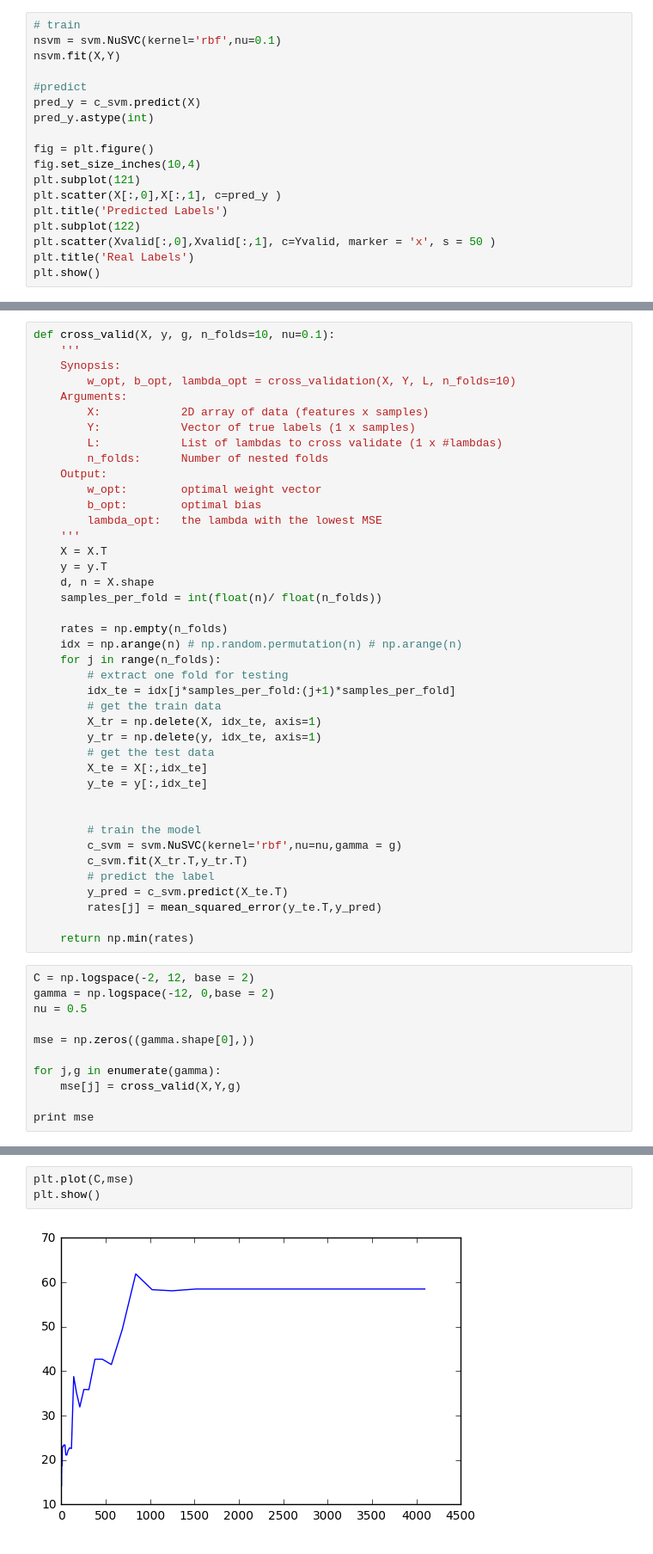
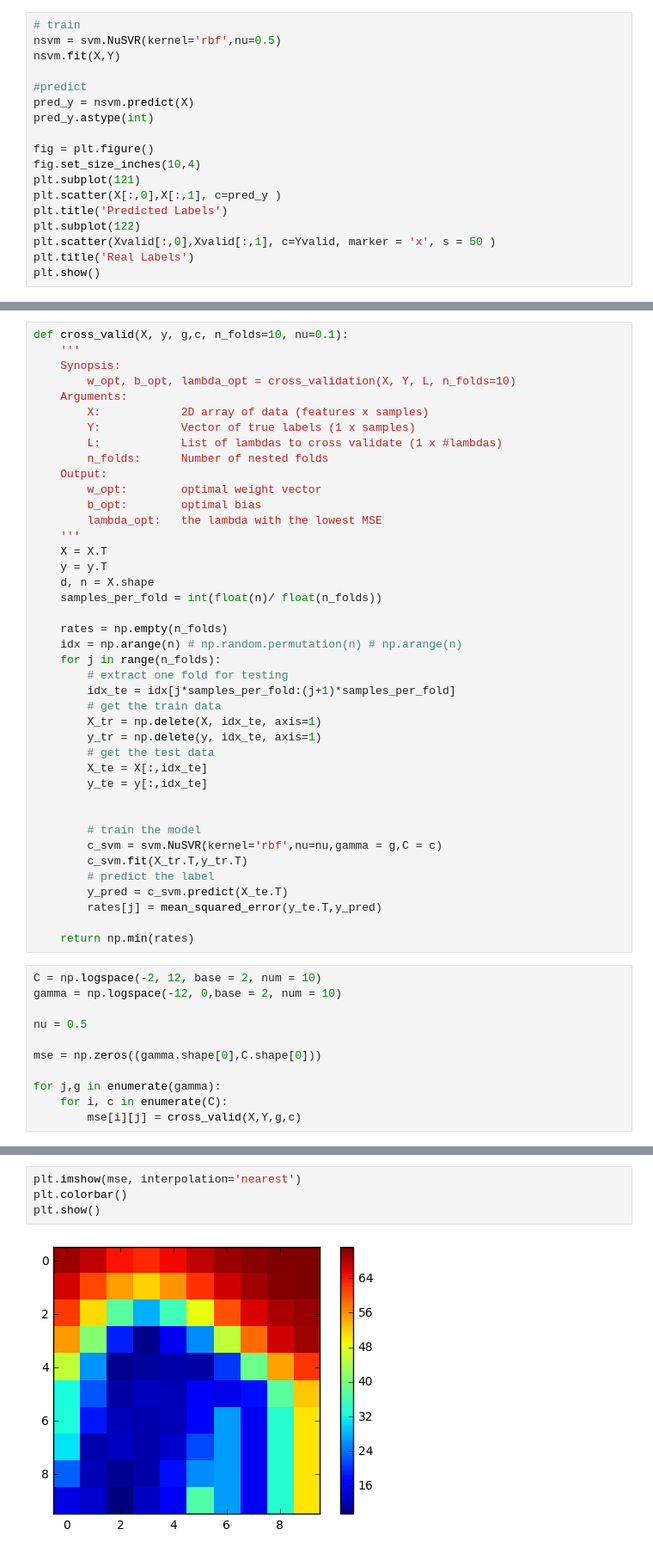
Before and after one commit to muellerfelix/mi-hw-1617, a Jupyter notebook: hw-9/mi-hw-9.ipynb, the cells around one changed output, grey strips where cells are left out. Shown at 86% size. Saved outputs shown, nothing was run; the diff lists cells and outputs as text.

```diff
--- a/hw-9/mi-hw-9.ipynb
+++ b/hw-9/mi-hw-9.ipynb
@@ -23,11 +23,11 @@ Xvalid = Valid[0:2,:].T
 Yvalid = Valid[2,:][np.newaxis,:].T
 # %%
 # train
-nsvm = svm.NuSVC(kernel='rbf',nu=0.1)
+nsvm = svm.NuSVR(kernel='rbf',nu=0.5)
 nsvm.fit(X,Y)
 
 #predict
-pred_y = c_svm.predict(X)
+pred_y = nsvm.predict(X)
 pred_y.astype(int)
 
 fig = plt.figure()
@@ -44,5 +44,5 @@ plt.show()
 # %%
-def cross_valid(X, y, g, n_folds=10, nu=0.1):
+def cross_valid(X, y, g,c, n_folds=10, nu=0.1):
     '''
     Synopsis:
         w_opt, b_opt, lambda_opt = cross_validation(X, Y, L, n_folds=10)
@@ -75,7 +75,7 @@ def cross_valid(X, y, g, n_folds=10, nu=0.1):
 
 
         # train the model
-        c_svm = svm.NuSVC(kernel='rbf',nu=nu,gamma = g)
+        c_svm = svm.NuSVR(kernel='rbf',nu=nu,gamma = g,C = c)
         c_svm.fit(X_tr.T,y_tr.T)
         # predict the label
         y_pred = c_svm.predict(X_te.T)
@@ -83,13 +83,13 @@ def cross_valid(X, y, g, n_folds=10, nu=0.1):
 
     return np.min(rates)
 # %%
-C = np.logspace(-2, 12, base = 2)
-gamma = np.logspace(-12, 0,base = 2)
+C = np.logspace(-2, 12, base = 2, num = 10)
+gamma = np.logspace(-12, 0,base = 2, num = 10)
+
 nu = 0.5
 
-mse = np.zeros((gamma.shape[0],))
+mse = np.zeros((gamma.shape[0],C.shape[0]))
 
 for j,g in enumerate(gamma):
-    mse[j] = cross_valid(X,Y,g)
-
-print mse
+    for i, c in enumerate(C):
+        mse[i][j] = cross_valid(X,Y,g,c)
@@ -102,5 +96,6 @@ print mse
 # %%
-plt.plot(C,mse)
+plt.imshow(mse, interpolation='nearest')
+plt.colorbar()
 plt.show()
 # %% [output]
-[figure, old version]
+[figure, new version]
```
Also changed, not shown: parts of 2 cells of this notebook.
